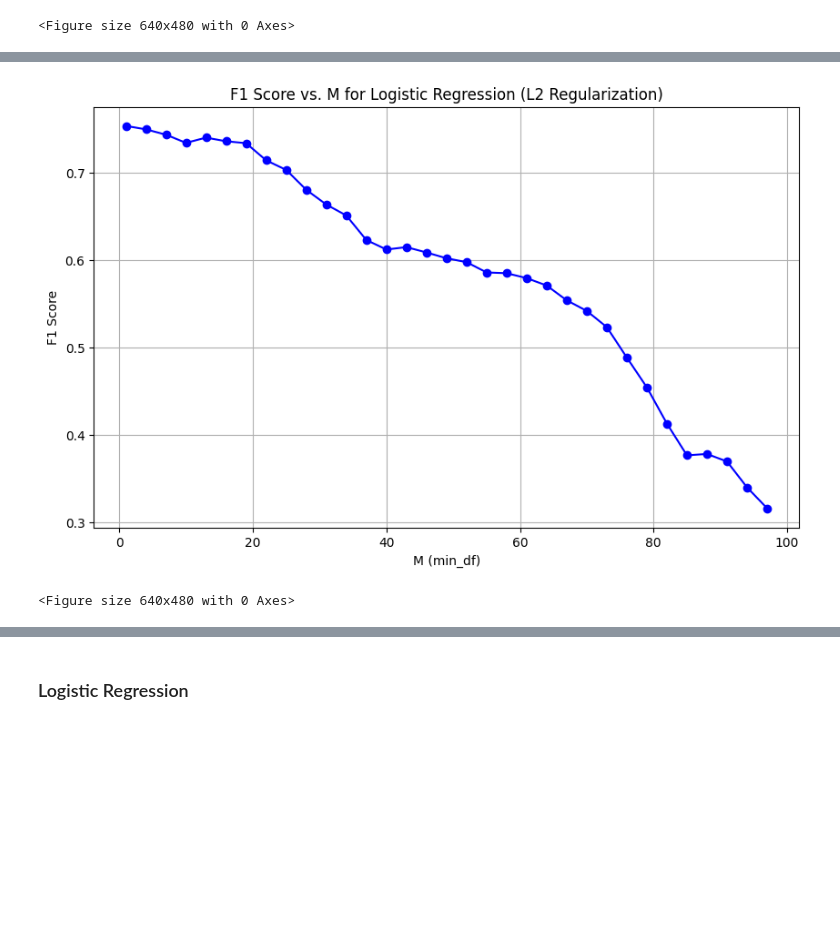
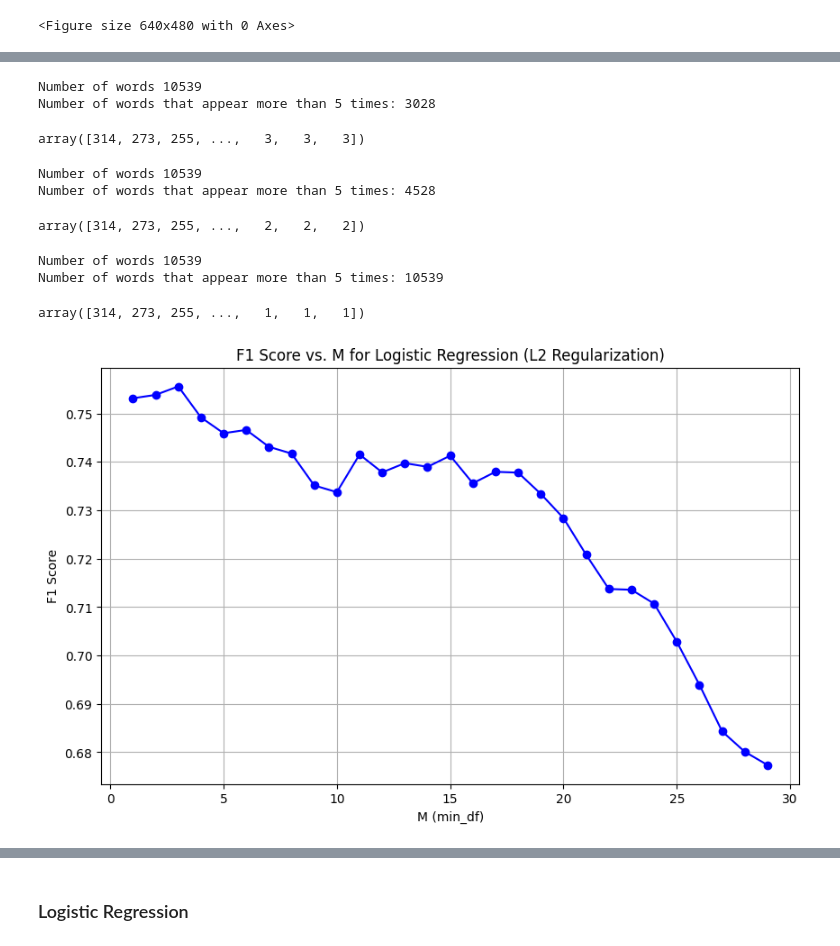
Before and after one commit to iamyufan/cs5785-assignments, a Jupyter notebook: hw2/main.ipynb, the cells around one changed output, grey strips where cells are left out. Drawn from its saved outputs; the diff is of its cells as text; code cells hidden in the pictures; blank space fills up the shorter version.

```diff
--- a/hw2/main.ipynb
+++ b/hw2/main.ipynb
@@ -185,9 +185,15 @@ X_dev: (2283, 1)         y_dev: (2283, 1)
 def handle_hashtags(df):
     def split_hashtag_into_words(text):
         # Split words in hashtag
-        return ' '.join(re.findall(r'[A-Z]?[a-z]+|[A-Z]+(?=[A-Z]|$)', text))
-    df['text'] = df['text'].apply(lambda x: re.sub(r'#(\S+)', lambda y: split_hashtag_into_words(y.group(1)), x))
+        return " ".join(
+            re.findall(r"[A-Z]?[a-z]+|[A-Z]+(?=[A-Z]|$)", text)
+        )
+
+    df["text"] = df["text"].apply(
+        lambda x: re.sub(r"#(\S+)", lambda y: split_hashtag_into_words(y.group(1)), x)
+    )
     return df
+
 
 X_train = handle_hashtags(X_train)
 X_dev = handle_hashtags(X_dev)
@@ -386,13 +392,3 @@ X_train
 | 10862 | official say quarantine place ala... |
 | 10409 | moved england five year ago today... |
 5330 rows × 1 columns
-# %%
-# Hashtag handling by splitting the words
-def handle_hashtags(df):
-    df["text"] = df["text"].apply(lambda x: " ".join(re.split("#|_", x)))
-    return df
-
-X_train = handle_hashtags(X_train)
-X_dev = handle_hashtags(X_dev)
-
-X_train
@@ -414,10 +395,25 @@ X_train
 # %%
 # Combine all the preprocessing steps into a single function
-def data_precess(df):
+def data_preprocess(df):
     df = handle_hashtags(df)
     df = convert_to_lowercase(df)
+    df = strip_mentions_and_urls(df)
     df = lemmatize_words(df)
     df = strip_punctuation(df)
+    df = remove_latin_and_digits(df)
     df = strip_stopwords(df)
-    df = strip_mentions_and_urls(df)
     return df
+# %%
+# Load the train data
+df = load_data_from_csv("train.csv")
+
+X = drop_features(df, ["target"])
+y = keep_features(df, ["target"])
+
+X_train, X_dev, y_train, y_dev = train_test_split(X, y, test_size=0.3)
+
+print(f"X_train: {X_train.shape} \t y_train: {y_train.shape}")
+print(f"X_dev: {X_dev.shape} \t y_dev: {y_dev.shape}")
+
+X_train = data_preprocess(X_train)
+X_dev = data_preprocess(X_dev)
@@ -448,3 +458,36 @@ plt.savefig(os.path.join(IMG_PATH, "word_freq.png"))
+# %%
+# Remove all the words that appear less than 5 times in the sorted word frequency plot
+print(f"Number of words {len(sorted_word_freq)}")
+new_sorted_word_freq = sorted_word_freq[sorted_word_freq > 2]
+print(f"Number of words that appear more than 5 times: {len(new_sorted_word_freq)}")
+
+new_sorted_word_freq
+# %% [output]
+Number of words 10539
+Number of words that appear more than 5 times: 3028
+array([314, 273, 255, ...,   3,   3,   3])
+# %%
+# Remove all the words that appear less than 5 times in the sorted word frequency plot
+print(f"Number of words {len(sorted_word_freq)}")
+new_sorted_word_freq = sorted_word_freq[sorted_word_freq > 1]
+print(f"Number of words that appear more than 5 times: {len(new_sorted_word_freq)}")
+
+new_sorted_word_freq
+# %% [output]
+Number of words 10539
+Number of words that appear more than 5 times: 4528
+array([314, 273, 255, ...,   2,   2,   2])
+# %%
+# Remove all the words that appear less than 5 times in the sorted word frequency plot
+print(f"Number of words {len(sorted_word_freq)}")
+new_sorted_word_freq = sorted_word_freq[sorted_word_freq > 0]
+print(f"Number of words that appear more than 5 times: {len(new_sorted_word_freq)}")
+
+new_sorted_word_freq
+# %% [output]
+Number of words 10539
+Number of words that appear more than 5 times: 10539
+array([314, 273, 255, ...,   1,   1,   1])
 # %%
 # Find the M with the highest F1 score
 
@@ -453,7 +496,7 @@ M_values = []
 F1_scores = []
 
 # Find the M with the highest F1 score
-for M in range(1, 100, 3):
+for M in range(1, 30, 1):
     # Initialize the CountVectorizer with binary=True and min_df=M
     vectorizer = CountVectorizer(binary=True, min_df=M)
 
@@ -464,33 +507,32 @@ for M in range(1, 100, 3):
     X_train_bow = pd.DataFrame(
         X_train_bow_matrix.toarray(), columns=vectorizer.get_feature_names_out()
     )
 
     # Initialize the model
     model = LogisticRegression(penalty="l2", max_iter=1000)
 
     # Train the model
     model.fit(X_train_bow, y_train)
 
     # Predict the labels of the validation set
     y_pred = model.predict(vectorizer.transform(X_dev['text']))
 
     # Calculate the F1 score of the predictions
     score = f1_score(y_dev, y_pred)
 
     # Append M and its corresponding F1 score to the lists
     M_values.append(M)
     F1_scores.append(score)
 
 
 # Create a plot
 plt.figure(figsize=(10, 6))
 plt.plot(M_values, F1_scores, marker='o', linestyle='-', color='b')
 plt.title("F1 Score vs. M for Logistic Regression (L2 Regularization)")
 plt.xlabel("M (min_df)")
 plt.ylabel("F1 Score")
 plt.grid(True)
+plt.savefig(os.path.join(IMG_PATH, "f1_score_vs_m_bow.png"))
 plt.show()
-plt.savefig(os.path.join(IMG_PATH, "f1_score_vs_m_bow.png"))
 # %% [output]
-[figure, old version]
+[figure, new version]
-<Figure size 640x480 with 0 Axes>
```
Also changed, not shown: parts of 27 cells of this notebook, 11 other files.
